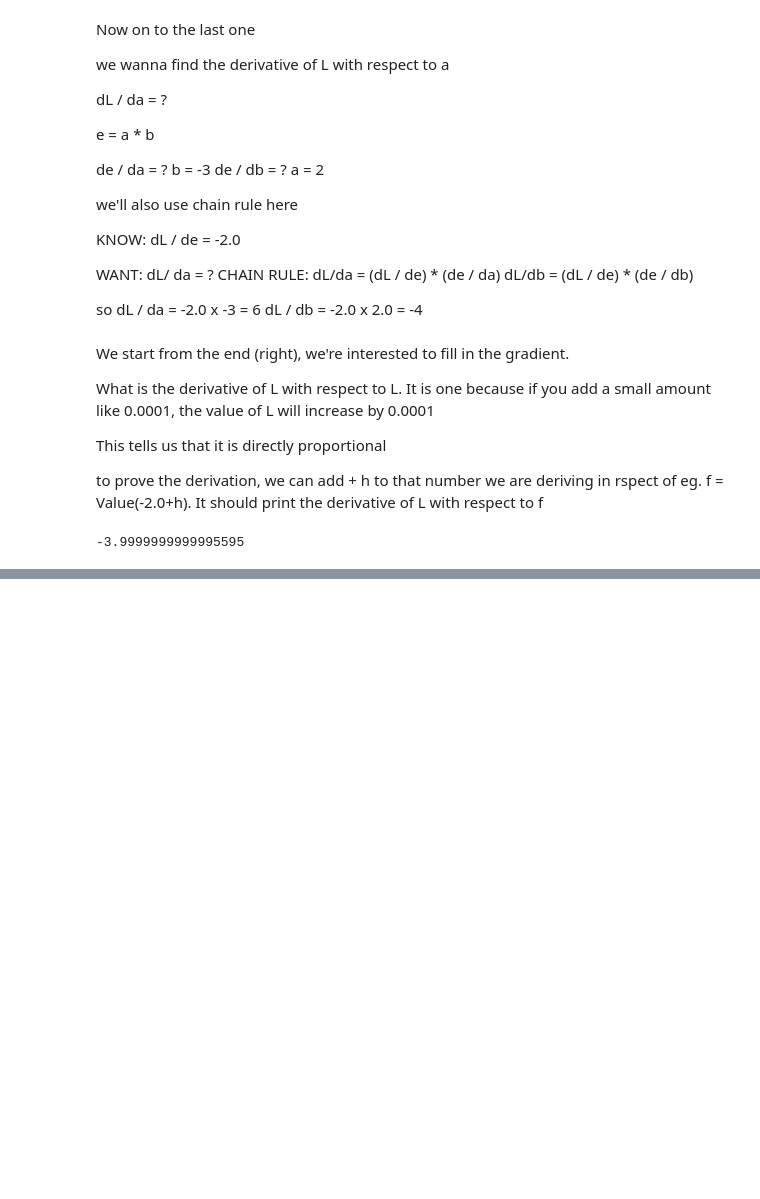
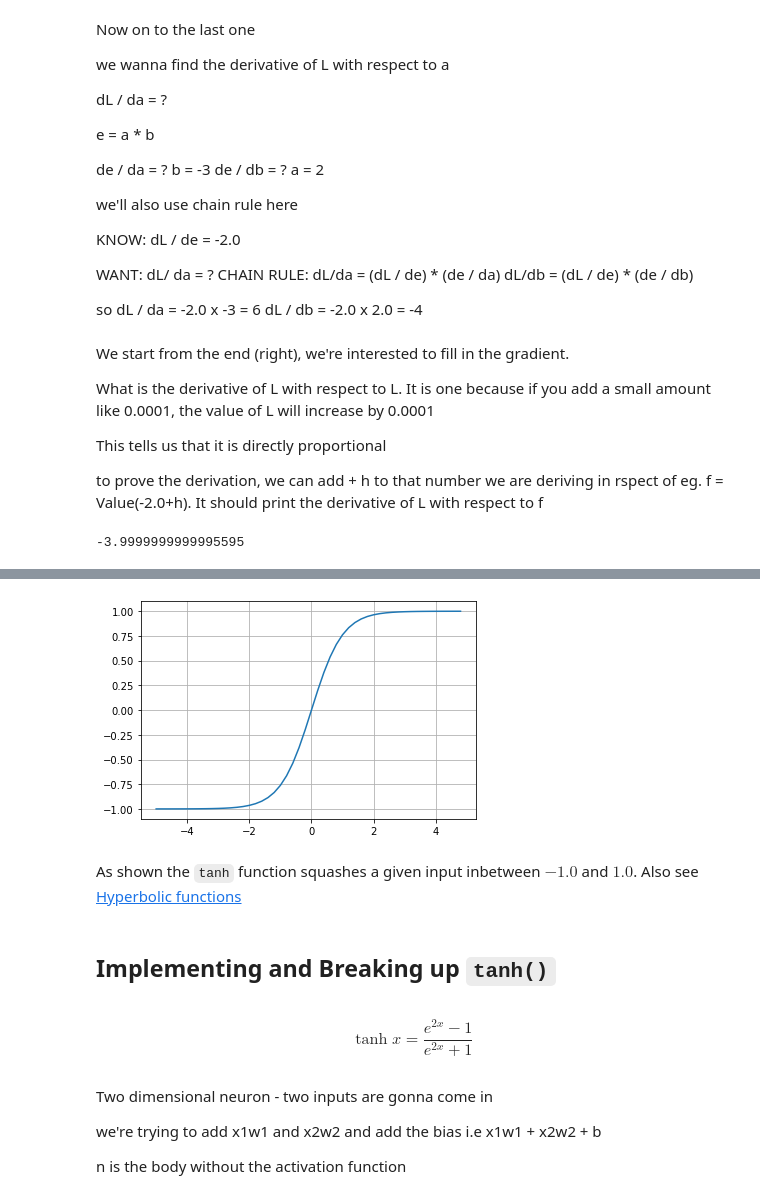
Before and after one commit to Coastpure/NN-and-Back-Prop-micrograd, a Jupyter notebook: neuralNetwork.ipynb, the cells around one changed output, grey strips where cells are left out. Saved outputs shown, nothing was run; the diff lists cells and outputs as text; code cells hidden in the pictures; blank space fills up the shorter version.

```diff
--- a/neuralNetwork.ipynb
+++ b/neuralNetwork.ipynb
@@ -372,0 +393,16 @@ lol()
+# %%
+plt.plot(np.arange(-5,5,0.2), np.tanh(np.arange(-5,5,0.2))); plt.grid();
+# %% [output]
+[figure, added]
+# %% [markdown]
+As shown the ``tanh`` function squashes a given input inbetween $-1.0$ and $1.0$. Also see [Hyperbolic functions](https://en.wikipedia.org/wiki/Hyperbolic_functions)
+# %% [markdown]
+## Implementing and Breaking up `tanh()`
+# %% [markdown]
+$$\tanh{x} = \frac{e^{2x}-1}{e^{2x}+1}$$
+# %% [markdown]
+Two dimensional neuron - two inputs are gonna come in
+
+we're trying to add x1w1 and x2w2 and add the bias i.e x1w1 + x2w2 + b
+
+n is the body without the activation function
```
Also changed, not shown: parts of 13 cells of this notebook.
